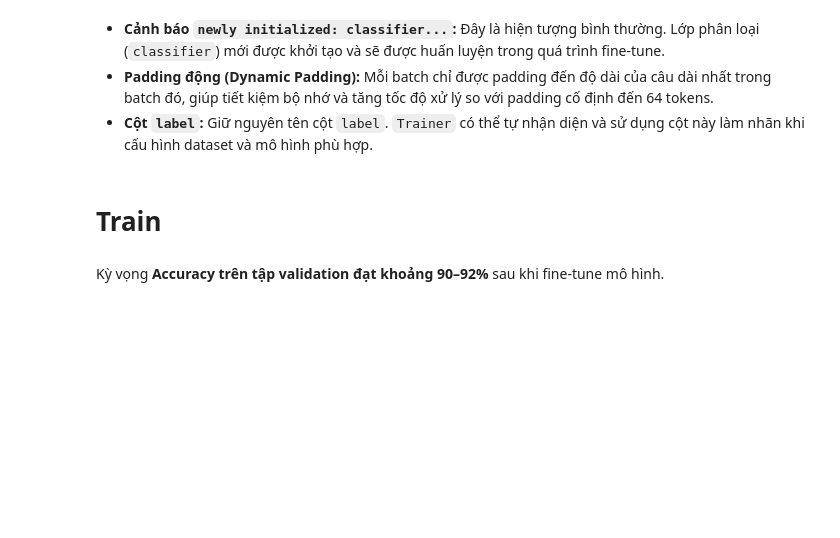
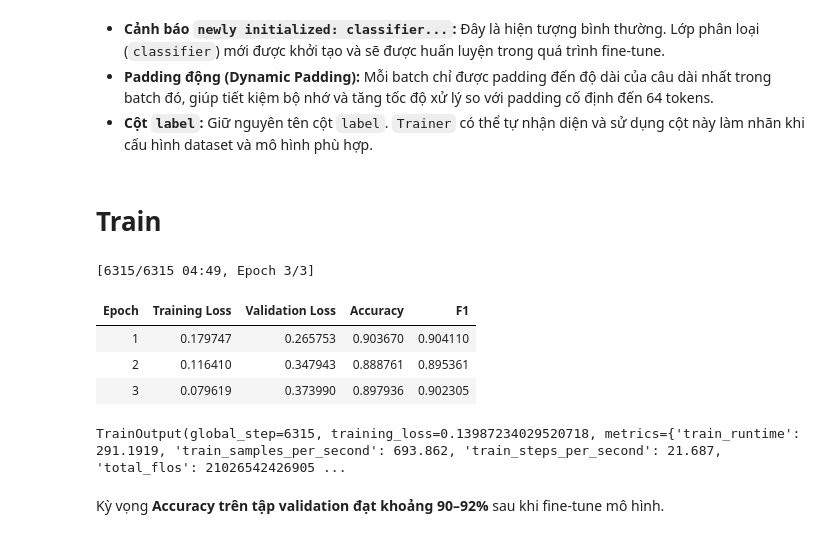
Before and after one commit to notworLe/Deeplearning-UTH, a Jupyter notebook: labs/lab3/main/fine-tune.ipynb, the cells around one changed output. Saved outputs shown, nothing was run; the diff lists cells and outputs as text; code cells hidden in the pictures; blank space fills up the shorter version.

```diff
--- a/labs/lab3/main/fine-tune.ipynb
+++ b/labs/lab3/main/fine-tune.ipynb
@@ -99,33 +97,42 @@ dict_keys(['label', 'input_ids', 'token_type_ids', 'attention_mask'])
 # %%
 acc, f1 = evaluate.load("accuracy"), evaluate.load("f1")
 
 def compute_metrics(p):
     preds = np.argmax(p.predictions, axis=1)
     return {**acc.compute(predictions=preds, references=p.label_ids),
             **f1.compute(predictions=preds, references=p.label_ids)}
 
 args = TrainingArguments(
     output_dir="sst2-distilbert",
     learning_rate=2e-5,
     per_device_train_batch_size=32,
     per_device_eval_batch_size=64,
+    dataloader_num_workers=8,
     num_train_epochs=3,
     weight_decay=0.01,
     eval_strategy="epoch",          # transformers cũ: evaluation_strategy
     save_strategy="epoch",
     load_best_model_at_end=True,
     metric_for_best_model="f1",
     fp16=True,                      # có GPU nên bật
+    # disable_tqdm=True,
     report_to="none",
 )
 
 trainer = Trainer(
     model=model, args=args,
     train_dataset=tokenized["train"], eval_dataset=tokenized["validation"],
     processing_class=tokenizer,     # transformers cũ: tokenizer=tokenizer
     data_collator=collator, compute_metrics=compute_metrics,
 )
 trainer.train()
+# %% [output]
+[6315/6315 04:49, Epoch 3/3]
+| Epoch | Training Loss | Validation Loss | Accuracy | F1 |
+| 1 | 0.179747 | 0.265753 | 0.903670 | 0.904110 |
+| 2 | 0.116410 | 0.347943 | 0.888761 | 0.895361 |
+| 3 | 0.079619 | 0.373990 | 0.897936 | 0.902305 |
+TrainOutput(global_step=6315, training_loss=0.13987234029520718, metrics={'train_runtime': 291.1919, 'train_samples_per_second': 693.862, 'train_steps_per_second': 21.687, 'total_flos': 21026542426905 ...
 # %% [markdown]
 Kỳ vọng **Accuracy trên tập validation đạt khoảng 90–92%** sau khi fine-tune mô hình.
 # %% [markdown]
```
Also changed, not shown: parts of 6 cells of this notebook, 32 other files.
